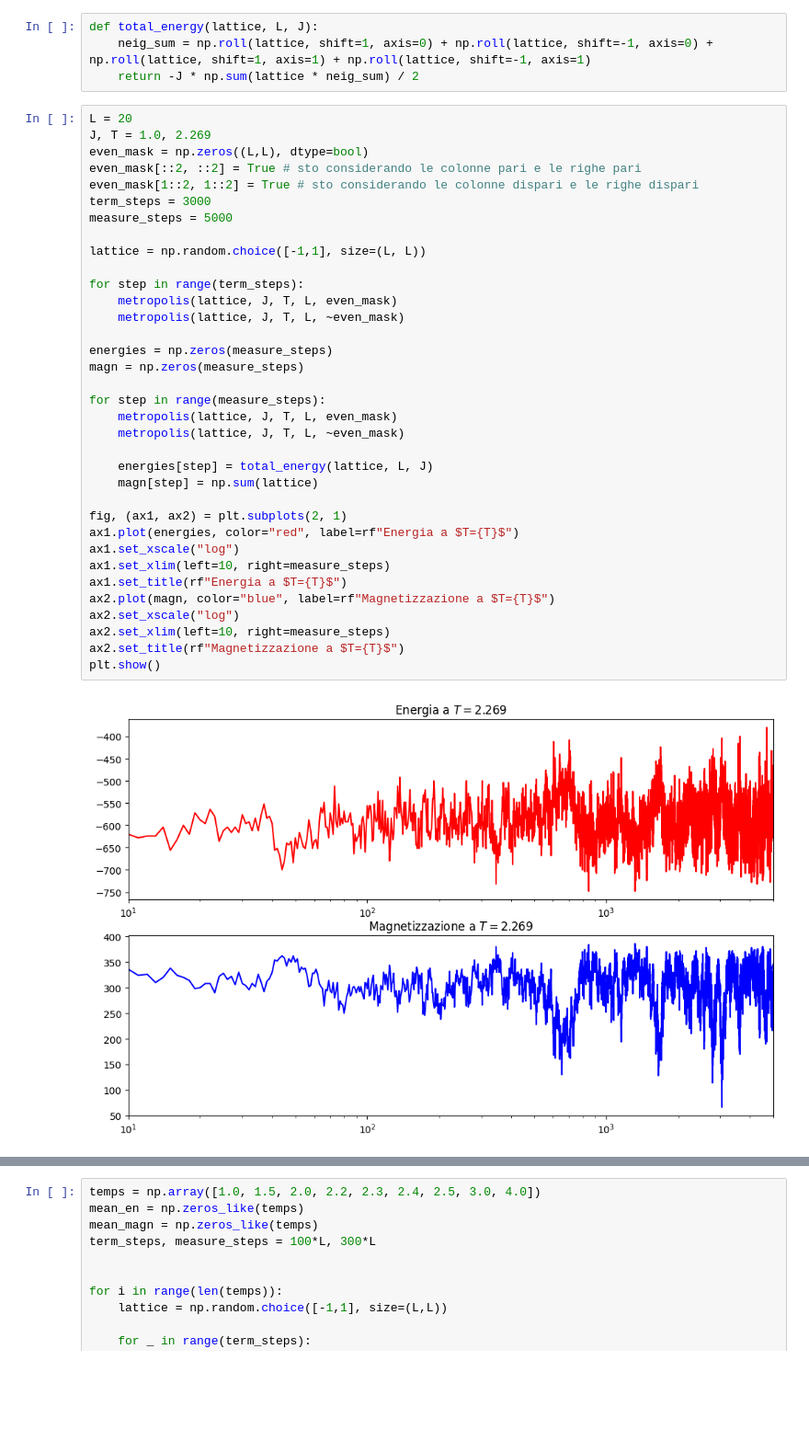
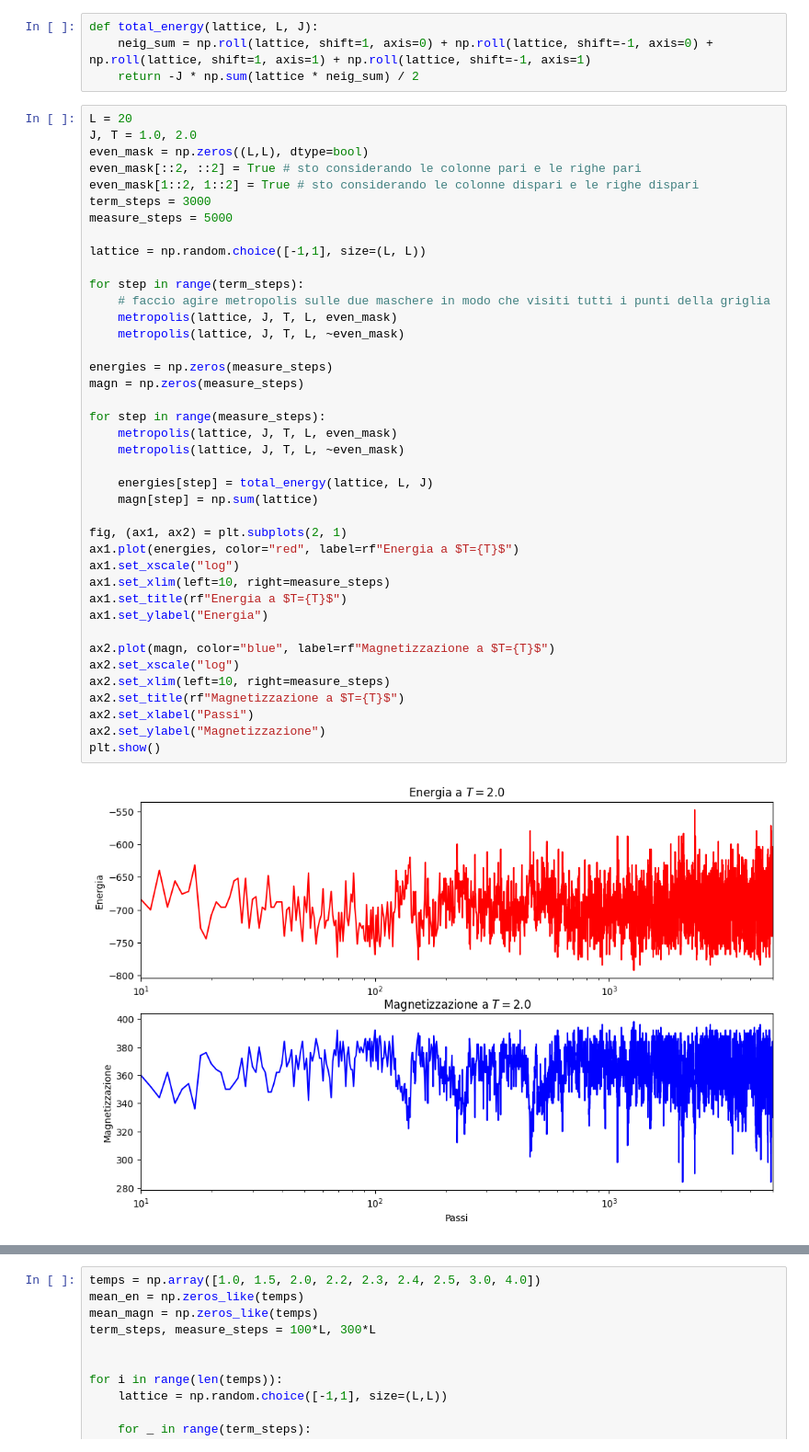
Before and after one commit to nicola-lamaddalena/computational_physics_course, a Jupyter notebook: rng/monte_carlo.ipynb, the cells around one changed output, grey strips where cells are left out. Shown at 92% size. Drawn from its saved outputs; the diff is of its cells as text; blank space fills up the shorter version.

```diff
--- a/rng/monte_carlo.ipynb
+++ b/rng/monte_carlo.ipynb
@@ -108,38 +134,43 @@ def total_energy(lattice, L, J):
     return -J * np.sum(lattice * neig_sum) / 2
 # %%
 L = 20
-J, T = 1.0, 2.269
+J, T = 1.0, 2.0
 even_mask = np.zeros((L,L), dtype=bool)
 even_mask[::2, ::2] = True # sto considerando le colonne pari e le righe pari
 even_mask[1::2, 1::2] = True # sto considerando le colonne dispari e le righe dispari
 term_steps = 3000
 measure_steps = 5000
 
 lattice = np.random.choice([-1,1], size=(L, L))
 
 for step in range(term_steps):
+    # faccio agire metropolis sulle due maschere in modo che visiti tutti i punti della griglia
     metropolis(lattice, J, T, L, even_mask)
     metropolis(lattice, J, T, L, ~even_mask)
 
 energies = np.zeros(measure_steps)
 magn = np.zeros(measure_steps)
 
 for step in range(measure_steps):
     metropolis(lattice, J, T, L, even_mask)
     metropolis(lattice, J, T, L, ~even_mask)
 
     energies[step] = total_energy(lattice, L, J)
     magn[step] = np.sum(lattice)
 
 fig, (ax1, ax2) = plt.subplots(2, 1)
 ax1.plot(energies, color="red", label=rf"Energia a $T={T}$")
 ax1.set_xscale("log")
 ax1.set_xlim(left=10, right=measure_steps)
 ax1.set_title(rf"Energia a $T={T}$")
+ax1.set_ylabel("Energia")
+
 ax2.plot(magn, color="blue", label=rf"Magnetizzazione a $T={T}$")
 ax2.set_xscale("log")
 ax2.set_xlim(left=10, right=measure_steps)
 ax2.set_title(rf"Magnetizzazione a $T={T}$")
+ax2.set_xlabel("Passi")
+ax2.set_ylabel("Magnetizzazione")
 plt.show()
 # %% [output]
-[figure, old version]
+[figure, new version]
```
Also changed, not shown: parts of 10 cells of this notebook.
